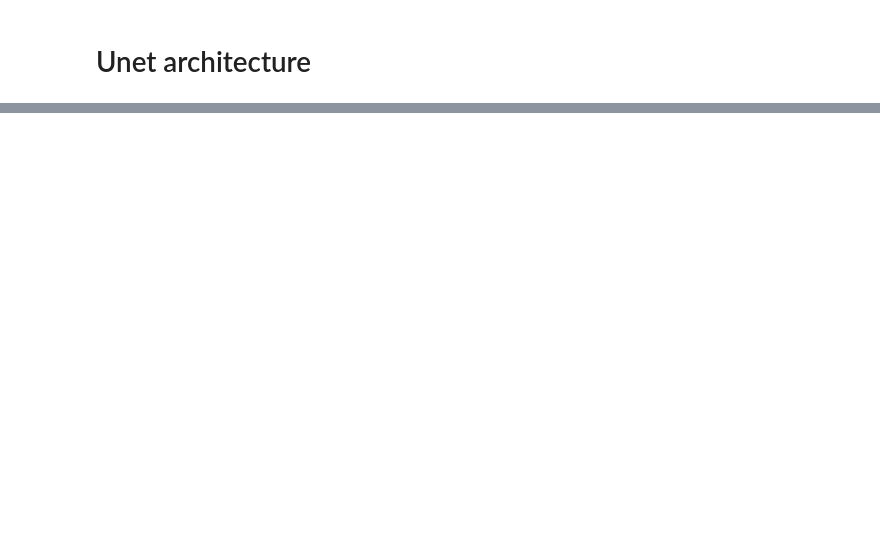
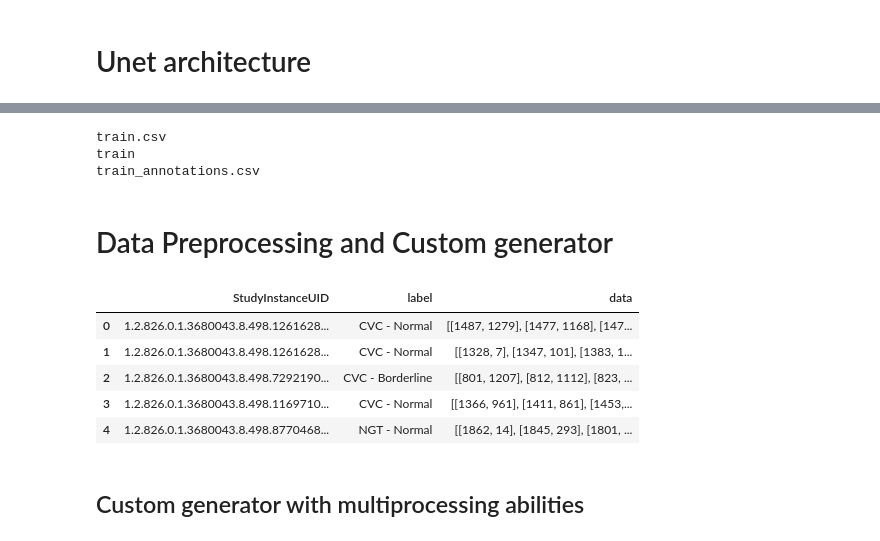
Before and after one commit to AnahVeronica/RANZCR_CLiP_Catheter_and_Line_Position_Challenge, a Jupyter notebook: RANZCR_CLiP_Catheter_and_Line_Position_Challenge.ipynb, the cells around one changed output, grey strips where cells are left out. Drawn from its saved outputs; the diff is of its cells as text; code cells hidden in the pictures; blank space fills up the shorter version.

```diff
--- a/RANZCR_CLiP_Catheter_and_Line_Position_Challenge.ipynb
+++ b/RANZCR_CLiP_Catheter_and_Line_Position_Challenge.ipynb
@@ -296,0 +298,2 @@ NameError: ignored
+# %%
+DATA_DIR = '../data'
@@ -296,0 +318,22 @@ NameError: ignored
+# %%
+for f in os.listdir(DATA_DIR):
+  print(f)
+# %% [output]
+train.csv
+train
+train_annotations.csv
+# %% [markdown]
+# Data Preprocessing and Custom generator
+# %%
+#Annotation Data
+
+annot_data = pd.read_csv(os.path.join(DATA_DIR, 'train_annotations.csv'))
+# %%
+annot_data.head()
+# %% [output]
+|  | StudyInstanceUID | label | data |
+| 0 | 1.2.826.0.1.3680043.8.498.1261628... | CVC - Normal | [[1487, 1279], [1477, 1168], [147... |
+| 1 | 1.2.826.0.1.3680043.8.498.1261628... | CVC - Normal | [[1328, 7], [1347, 101], [1383, 1... |
+| 2 | 1.2.826.0.1.3680043.8.498.7292190... | CVC - Borderline | [[801, 1207], [812, 1112], [823, ... |
+| 3 | 1.2.826.0.1.3680043.8.498.1169710... | CVC - Normal | [[1366, 961], [1411, 861], [1453,... |
+| 4 | 1.2.826.0.1.3680043.8.498.8770468... | NGT - Normal | [[1862, 14], [1845, 293], [1801, ... |
@@ -296,0 +352,2 @@ NameError: ignored
+# %% [markdown]
+## Custom generator with multiprocessing abilities
```
Also changed, not shown: parts of 27 cells of this notebook.
